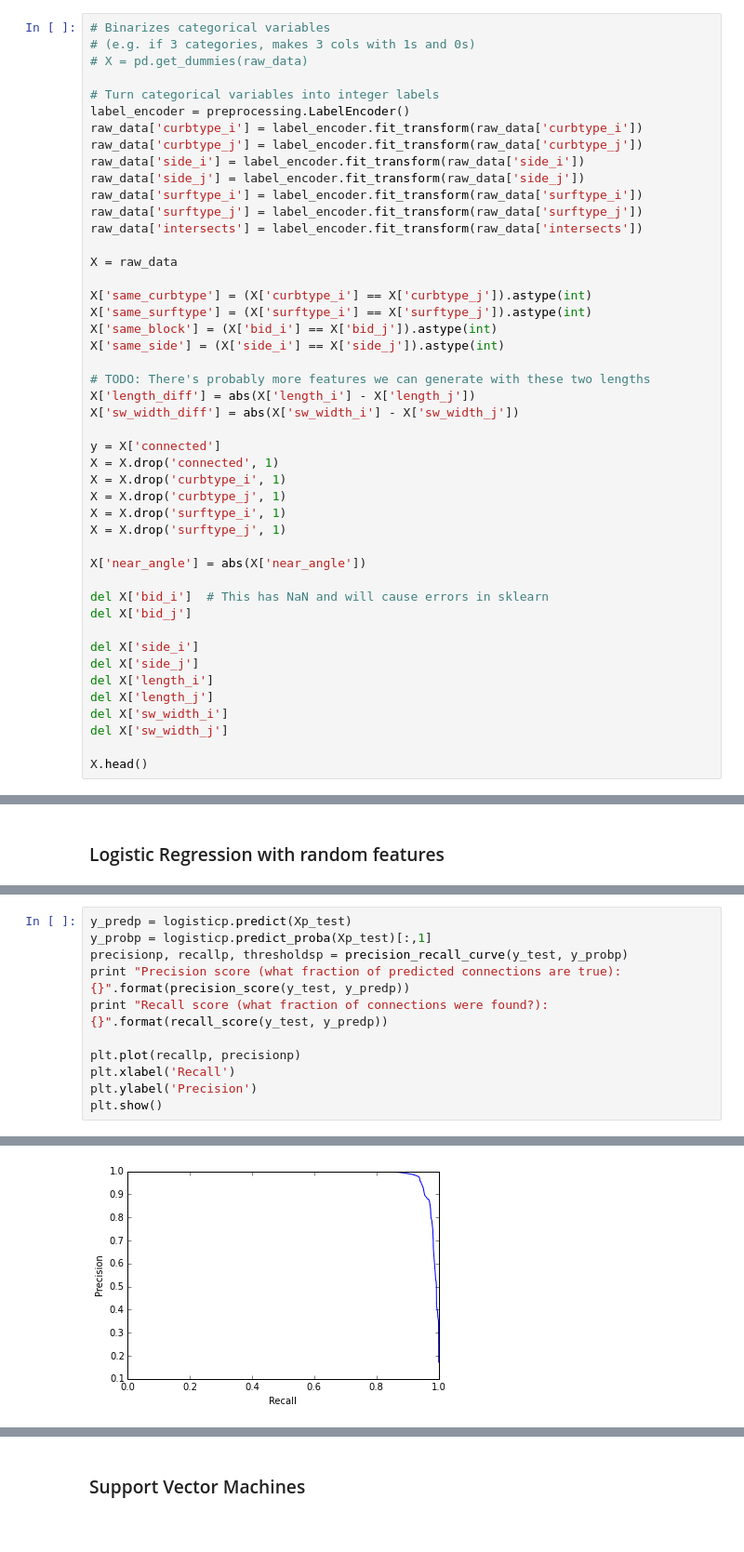
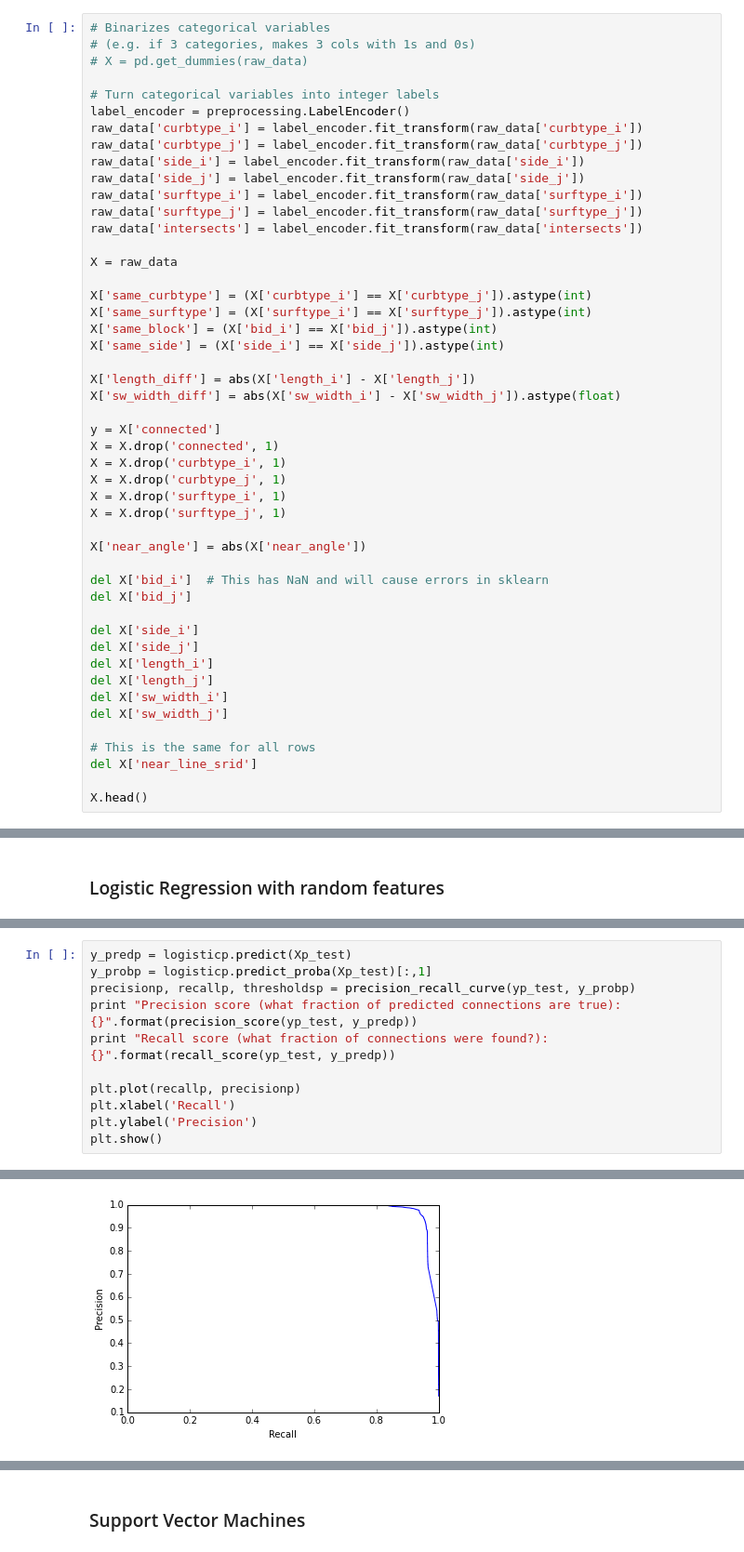
Before and after one commit to AccessMap/crowdsourcelearning, a Jupyter notebook: nick/prelim-analysis.ipynb, the cells around one changed output, grey strips where cells are left out. Shown at 93% size. Cells and saved outputs as stored; diff of their text form.

Commit message:
Updates to figures, added updated analysis notebook

```diff
--- a/nick/prelim-analysis.ipynb
+++ b/nick/prelim-analysis.ipynb
@@ -45,9 +45,8 @@ X['same_surftype'] = (X['surftype_i'] == X['surftype_j']).astype(int)
 X['same_block'] = (X['bid_i'] == X['bid_j']).astype(int)
 X['same_side'] = (X['side_i'] == X['side_j']).astype(int)
 
-# TODO: There's probably more features we can generate with these two lengths
 X['length_diff'] = abs(X['length_i'] - X['length_j'])
-X['sw_width_diff'] = abs(X['sw_width_i'] - X['sw_width_j'])
+X['sw_width_diff'] = abs(X['sw_width_i'] - X['sw_width_j']).astype(float)
 
 y = X['connected']
 X = X.drop('connected', 1)
@@ -68,5 +67,8 @@ del X['length_j']
 del X['sw_width_i']
 del X['sw_width_j']
 
+# This is the same for all rows
+del X['near_line_srid']
+
 X.head()
 # %% [output]
@@ -154,9 +208,9 @@ Fit score: 0.985021369128
 # %%
 y_predp = logisticp.predict(Xp_test)
 y_probp = logisticp.predict_proba(Xp_test)[:,1]
-precisionp, recallp, thresholdsp = precision_recall_curve(y_test, y_probp)
-print "Precision score (what fraction of predicted connections are true): {}".format(precision_score(y_test, y_predp))
-print "Recall score (what fraction of connections were found?): {}".format(recall_score(y_test, y_predp))
+precisionp, recallp, thresholdsp = precision_recall_curve(yp_test, y_probp)
+print "Precision score (what fraction of predicted connections are true): {}".format(precision_score(yp_test, y_predp))
+print "Recall score (what fraction of connections were found?): {}".format(recall_score(yp_test, y_predp))
 
 plt.plot(recallp, precisionp)
 plt.xlabel('Recall')
@@ -168 +222 @@ Recall score (what fraction of connections were found?): 0.937434190415
-[figure, old version]
+[figure, new version]
```
Also changed, not shown: parts of 13 cells of this notebook, 9 other files.
